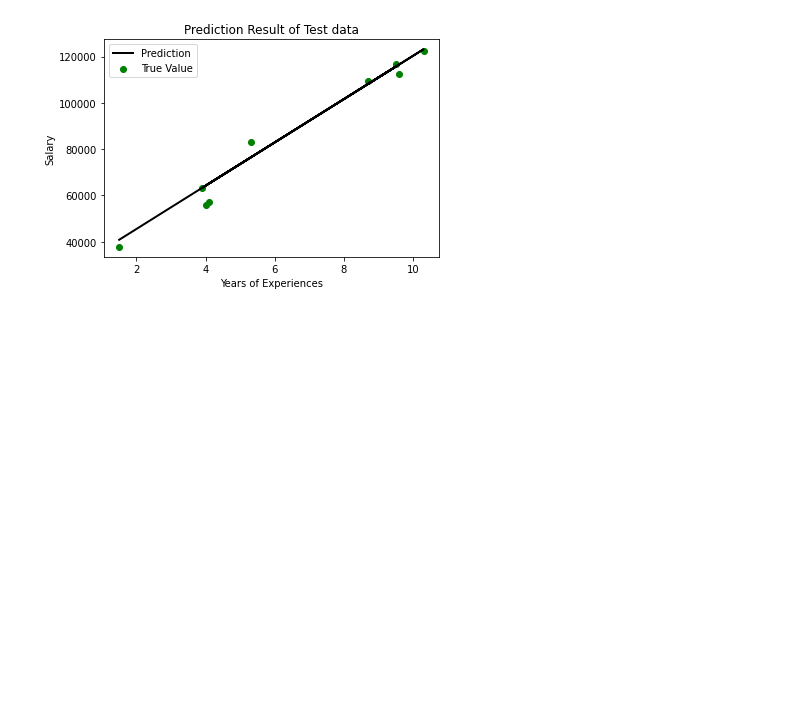
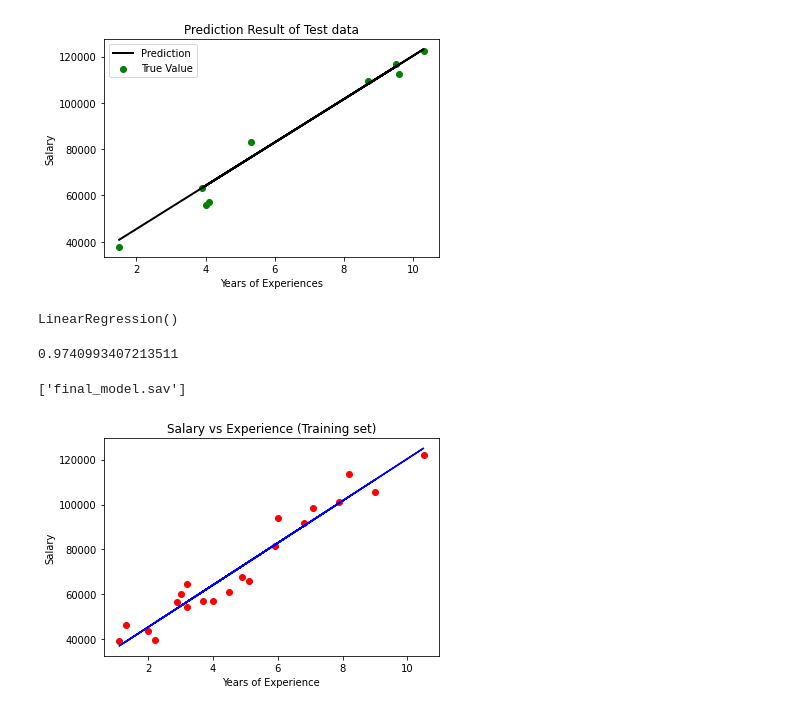
Before and after one commit to VinayakDubey07/Machine-learning, a Jupyter notebook: ML_LAB_4.ipynb, the cells around one changed output. Drawn from its saved outputs; the diff is of its cells as text; code cells hidden in the pictures; blank space fills up the shorter version.

```diff
--- a/ML_LAB_4.ipynb
+++ b/ML_LAB_4.ipynb
@@ -106,0 +110,29 @@ plt.show()
+# %%
+from sklearn.linear_model import LinearRegression
+regressor = LinearRegression()
+regressor.fit(X_train, y_train)
+# %% [output]
+LinearRegression()
+# %%
+y_pred = regressor.predict(X_test)
+regressor.score(X_test,y_test)
+# %% [output]
+0.9740993407213511
+# %%
+filename='final_model.sav'
+joblib.dump(regressor, filename)
+# %% [output]
+['final_model.sav']
+# %%
+import matplotlib.pyplot as plt
+
+# plot the actual data points of training set
+plt.scatter(X_train, y_train, color = 'red')
+# plot the regression line
+plt.plot(X_train, regressor.predict(X_train), color='blue')
+plt.title('Salary vs Experience (Training set)')
+plt.xlabel('Years of Experience')
+plt.ylabel('Salary')
+plt.show()
+# %% [output]
+[figure, added]
```
Also changed, not shown: parts of 3 cells of this notebook.
